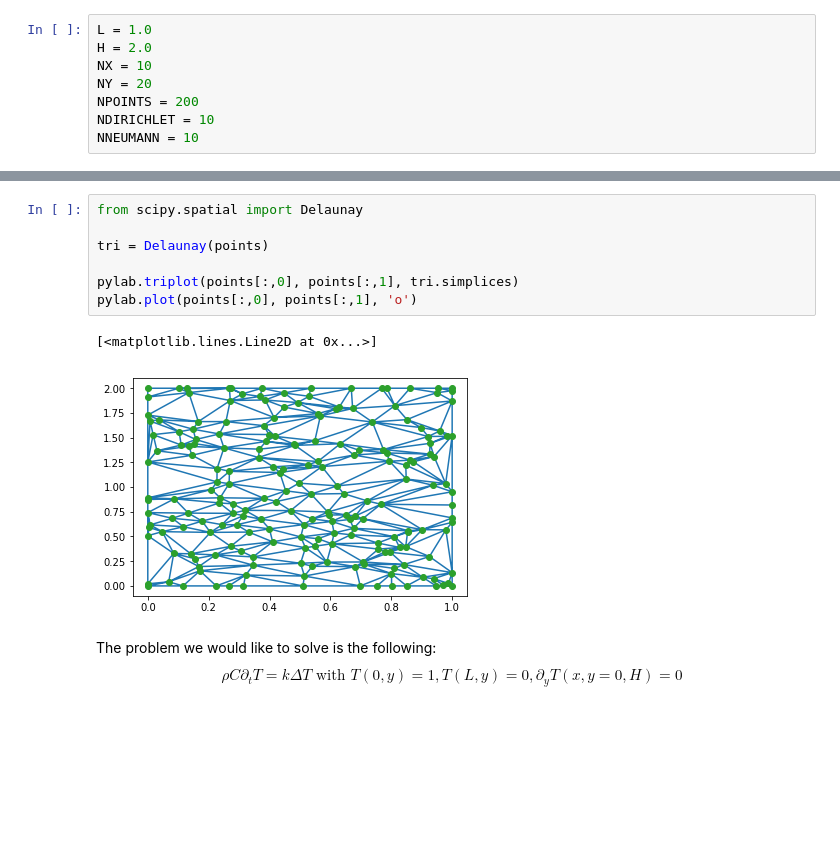
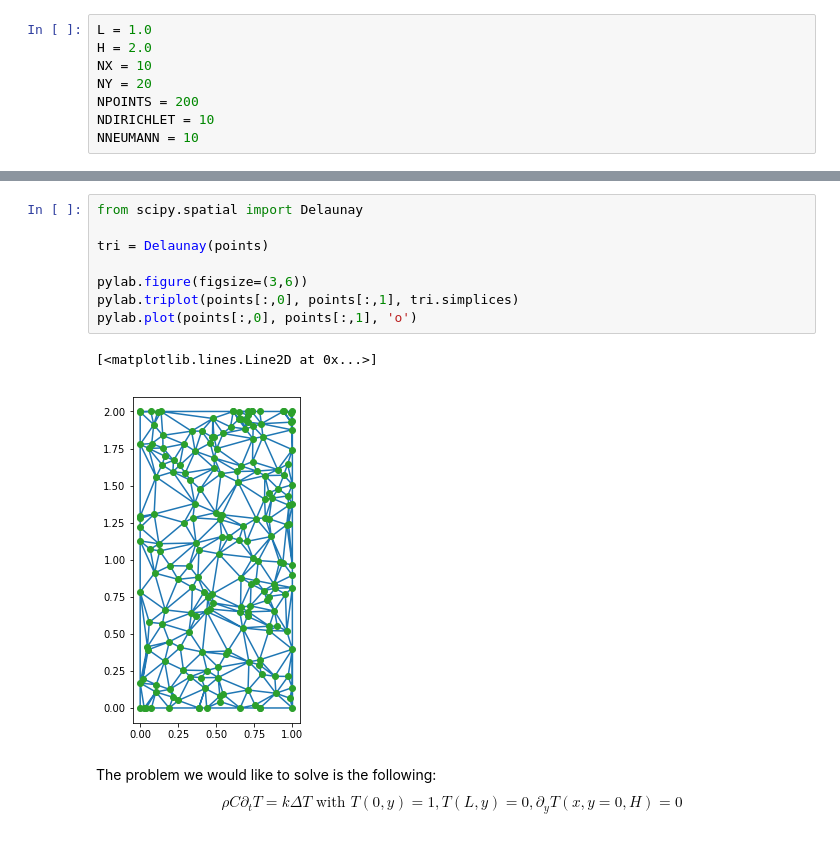
Before and after one commit to Mouhcine-56/FiniteElementADE, a Jupyter notebook: finite_element_ade.ipynb, the cells around one changed output, grey strips where cells are left out. Drawn from its saved outputs; the diff is of its cells as text; blank space fills up the shorter version.

```diff
--- a/finite_element_ade.ipynb
+++ b/finite_element_ade.ipynb
@@ -406,13 +406,14 @@ print(points)
 # %%
 from scipy.spatial import Delaunay
 
 tri = Delaunay(points)
 
+pylab.figure(figsize=(3,6))
 pylab.triplot(points[:,0], points[:,1], tri.simplices)
 pylab.plot(points[:,0], points[:,1], 'o')
 # %% [output]
 [<matplotlib.lines.Line2D at 0x...>]
-[figure, old version]
+[figure, new version]
 # %% [markdown]
 The problem we would like to solve is the following:
 $$
```
Also changed, not shown: parts of 5 cells of this notebook, 1 other file.
